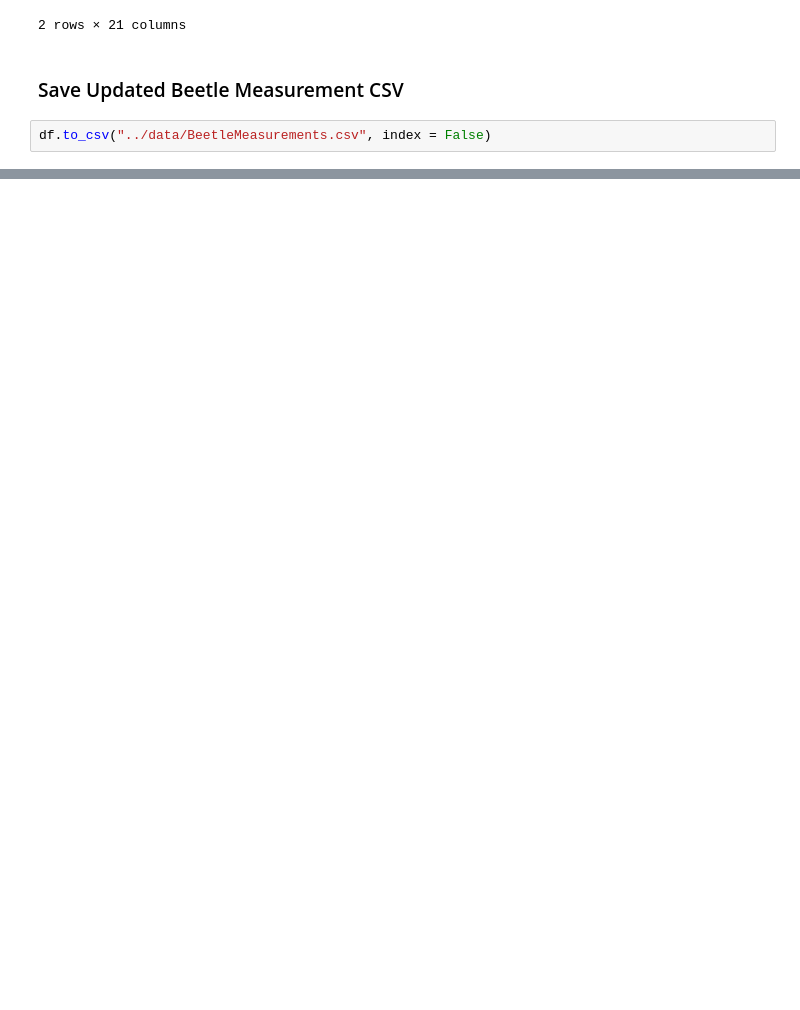
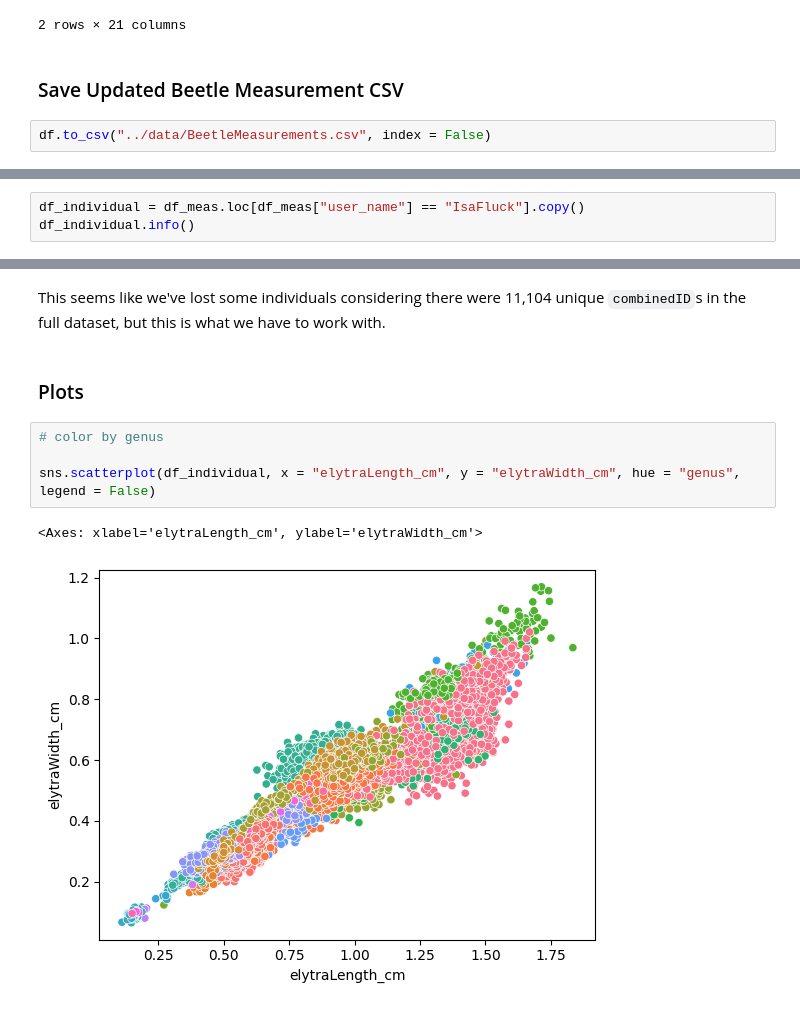
Before and after one commit to Imageomics/2018-NEON-beetles-processing, a Jupyter notebook: notebooks/EDA-0-3.ipynb, the cells around one changed output, grey strips where cells are left out. Cells and saved outputs as stored; diff of their text form; blank space fills up the shorter version.

```diff
--- a/notebooks/EDA-0-3.ipynb
+++ b/notebooks/EDA-0-3.ipynb
@@ -123,0 +179,3 @@ df.to_csv("../data/BeetleMeasurements.csv", index = False)
+# %%
+df_individual = df_meas.loc[df_meas["user_name"] == "IsaFluck"].copy()
+df_individual.info()
@@ -123,0 +218,11 @@ df.to_csv("../data/BeetleMeasurements.csv", index = False)
+# %% [markdown]
+This seems like we've lost some individuals considering there were 11,104 unique `combinedID`s in the full dataset, but this is what we have to work with.
+# %% [markdown]
+### Plots
+# %%
+# color by genus
+
+sns.scatterplot(df_individual, x = "elytraLength_cm", y = "elytraWidth_cm", hue = "genus", legend = False)
+# %% [output]
+<Axes: xlabel='elytraLength_cm', ylabel='elytraWidth_cm'>
+[figure, added]
```
Also changed, not shown: parts of 21 cells of this notebook, 1 other file.
